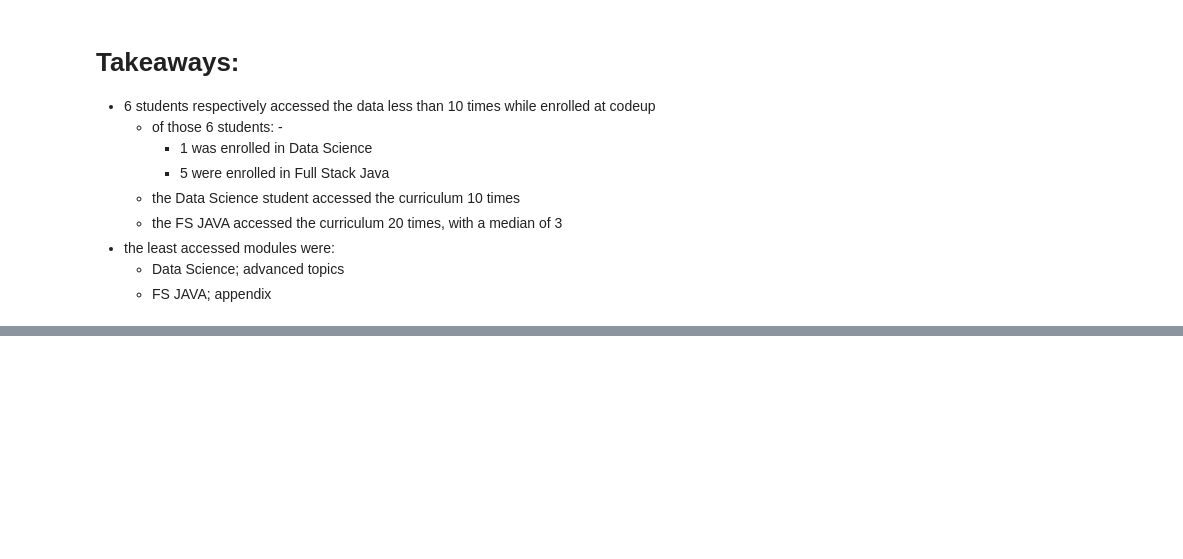
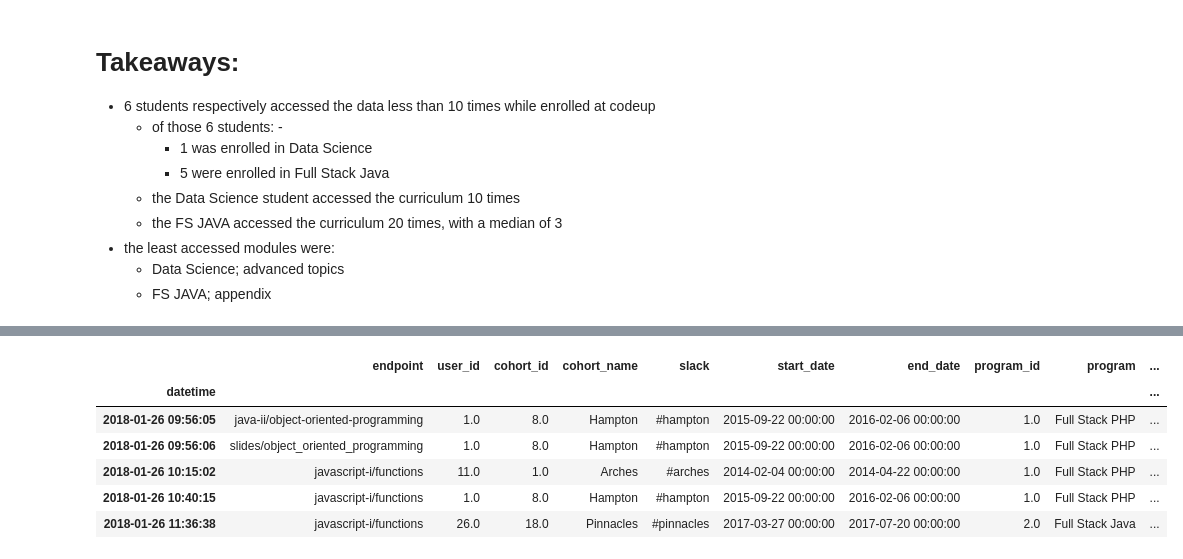
Before and after one commit to best-anamoly-detection-group-project/detection_project, a Jupyter notebook: dans_workbook.ipynb, the cells around one changed output, grey strips where cells are left out. Drawn from its saved outputs; the diff is of its cells as text; code cells hidden in the pictures; blank space fills up the shorter version.

```diff
--- a/dans_workbook.ipynb
+++ b/dans_workbook.ipynb
@@ -173,0 +196,2 @@ df.head()
+# %%
+df['mask'] = df.index >= df['end_date']
@@ -173,0 +208,12 @@ df.head()
+# %%
+grads = df.mask(df['mask'] != True).dropna()
+# %%
+grads.head()
+# %% [output]
+|  | endpoint | user_id | cohort_id | cohort_name | slack | start_date | end_date | program_id | program | ... |
+| datetime |  |  |  |  |  |  |  |  |  | ... |
+| 2018-01-26 09:56:05 | java-ii/object-oriented-programming | 1.0 | 8.0 | Hampton | #hampton | 2015-09-22 00:00:00 | 2016-02-06 00:00:00 | 1.0 | Full Stack PHP | ... |
+| 2018-01-26 09:56:06 | slides/object_oriented_programming | 1.0 | 8.0 | Hampton | #hampton | 2015-09-22 00:00:00 | 2016-02-06 00:00:00 | 1.0 | Full Stack PHP | ... |
+| 2018-01-26 10:15:02 | javascript-i/functions | 11.0 | 1.0 | Arches | #arches | 2014-02-04 00:00:00 | 2014-04-22 00:00:00 | 1.0 | Full Stack PHP | ... |
+| 2018-01-26 10:40:15 | javascript-i/functions | 1.0 | 8.0 | Hampton | #hampton | 2015-09-22 00:00:00 | 2016-02-06 00:00:00 | 1.0 | Full Stack PHP | ... |
+| 2018-01-26 11:36:38 | javascript-i/functions | 26.0 | 18.0 | Pinnacles | #pinnacles | 2017-03-27 00:00:00 | 2017-07-20 00:00:00 | 2.0 | Full Stack Java | ... |
```
Also changed, not shown: parts of 21 cells of this notebook.
